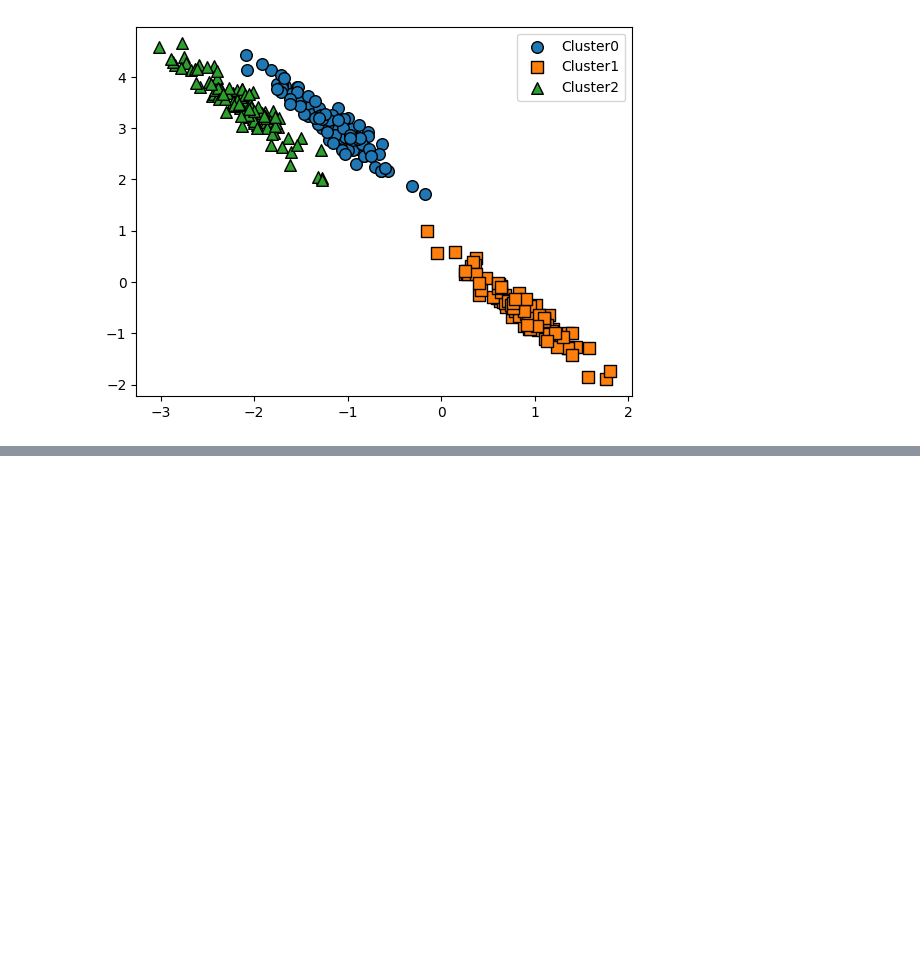
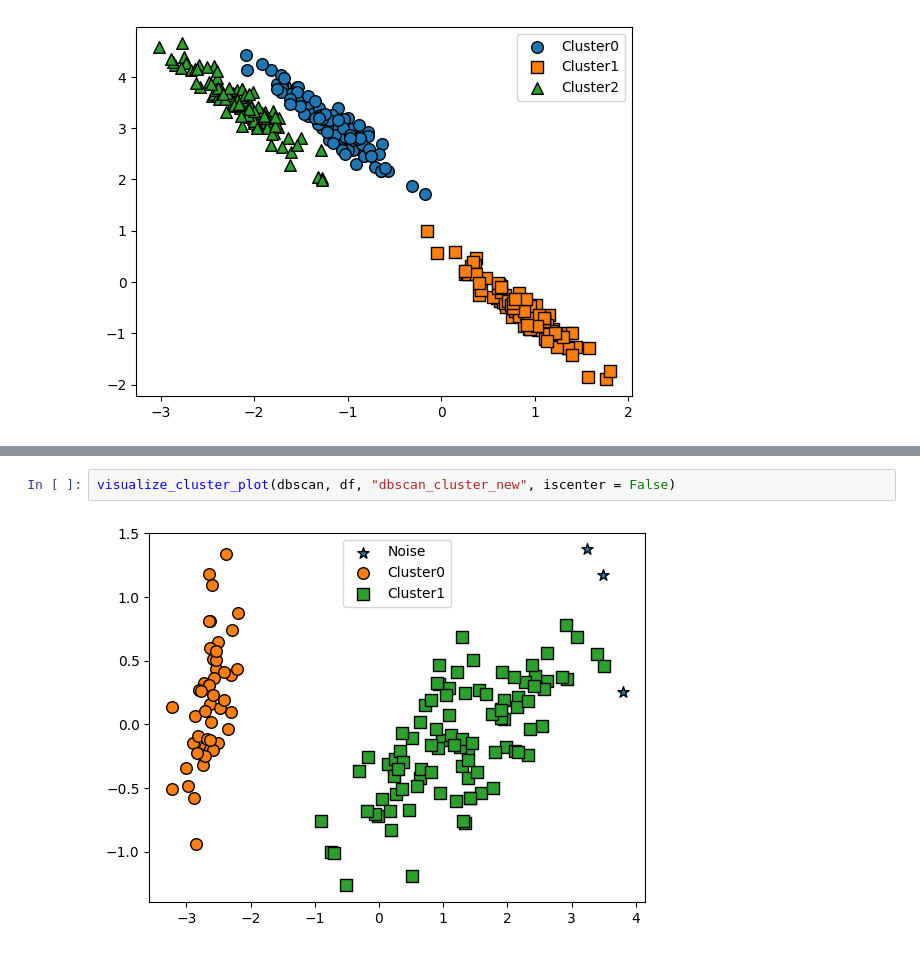
Before and after one commit to SEOWOOSANG/MachineLearing, a Jupyter notebook: ch07/7_4.ipynb, the cells around one changed output, grey strips where cells are left out. Drawn from its saved outputs; the diff is of its cells as text; blank space fills up the shorter version.

```diff
--- a/ch07/7_4.ipynb
+++ b/ch07/7_4.ipynb
@@ -89,0 +179,4 @@ visualize_cluster_plot(None, df, "target", iscenter = False)
+# %%
+visualize_cluster_plot(dbscan, df, "dbscan_cluster_new", iscenter = False)
+# %% [output]
+[figure, added]
```
Also changed, not shown: parts of 14 cells of this notebook, 1 other file.
